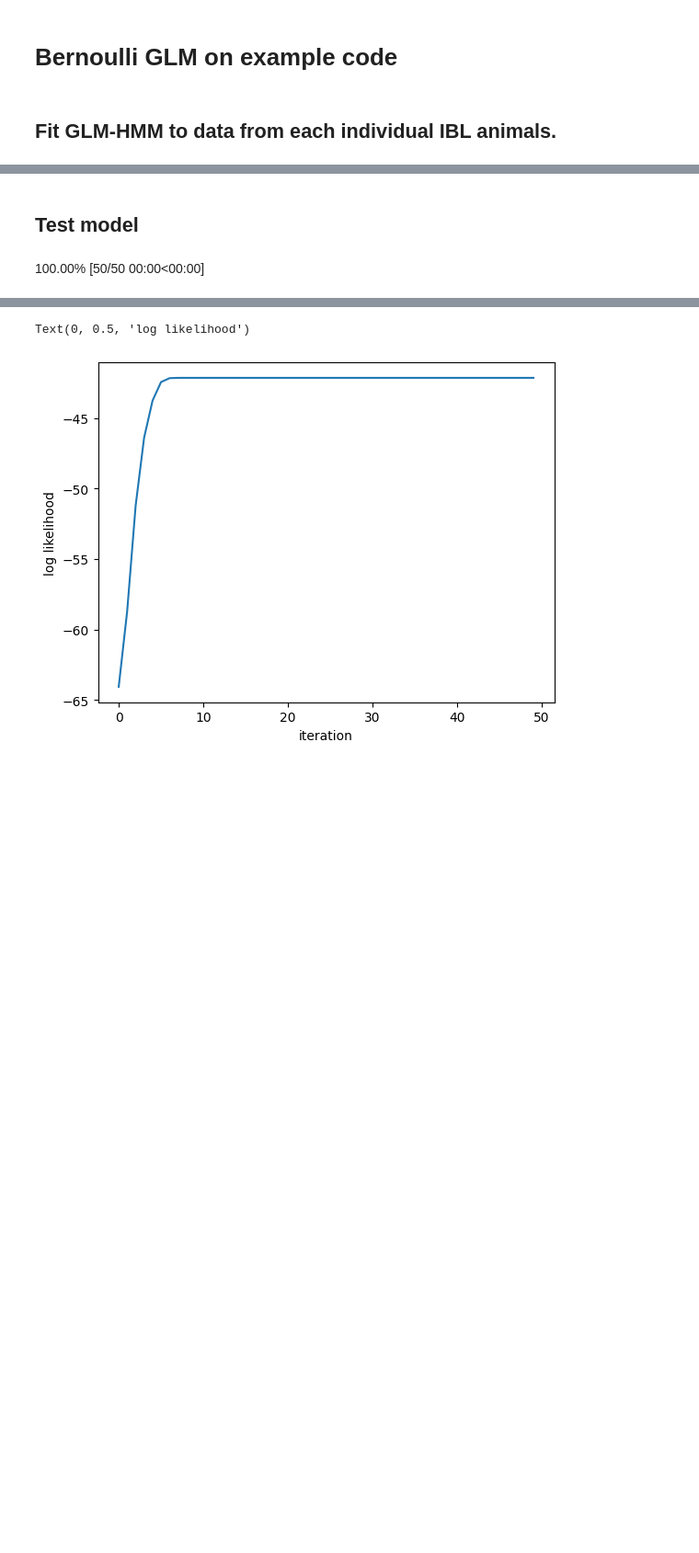
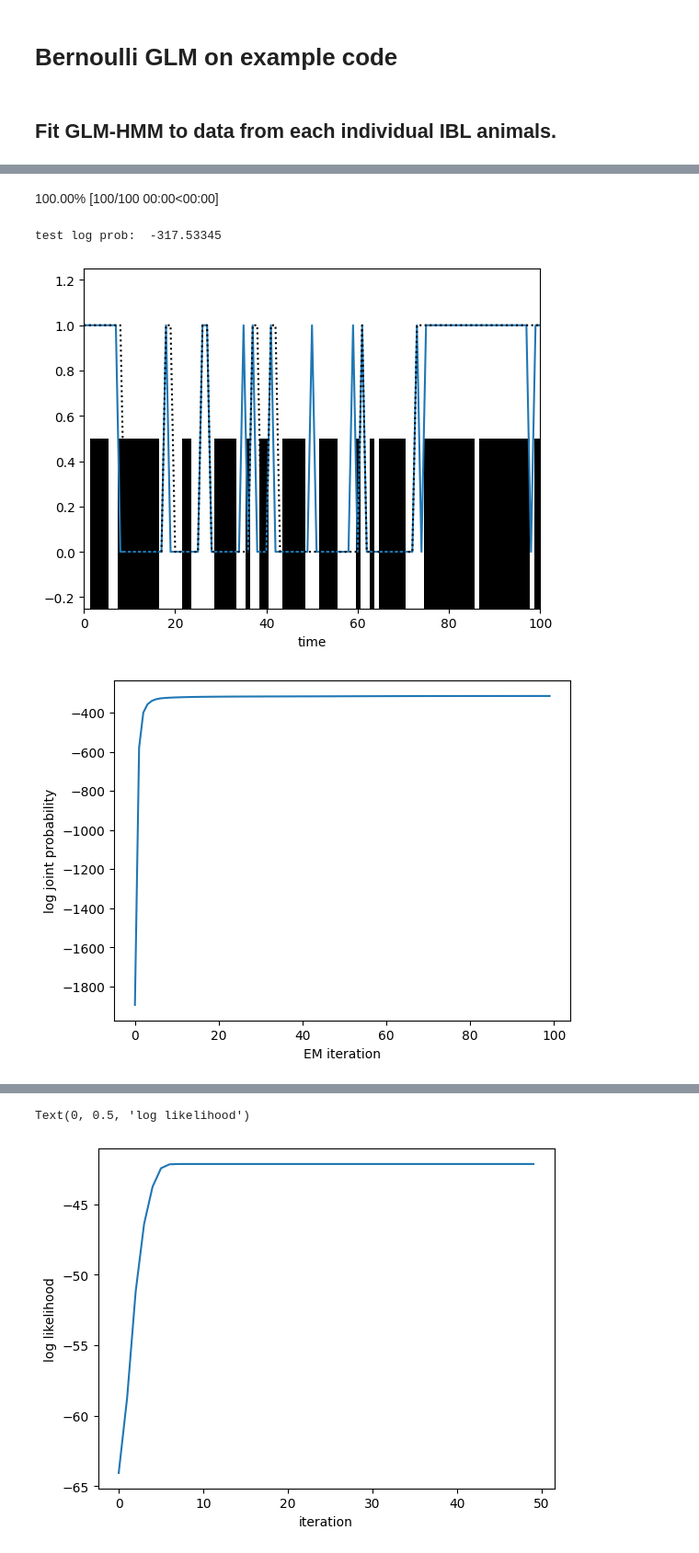
Before and after one commit to ineslaranjeira/representation_learning_variability, a Jupyter notebook: Models/GLMHMM/2_fit_models/fit_individual_glmhmm/test_package.ipynb, the cells around one changed output, grey strips where cells are left out. Shown at 92% size. Saved outputs shown, nothing was run; the diff lists cells and outputs as text; code cells hidden in the pictures; blank space fills up the shorter version.

```diff
--- a/Models/GLMHMM/2_fit_models/fit_individual_glmhmm/test_package.ipynb
+++ b/Models/GLMHMM/2_fit_models/fit_individual_glmhmm/test_package.ipynb
@@ -87,3 +90,11 @@ def plot_posterior_states(Ez, states, perm):
     plt.ylabel("latent state")
     plt.legend(bbox_to_anchor=(1, 1))
     plt.title("Predicted vs. Ground Truth Latent State")
+
+
+def softmax(x, class_num, num_timesteps):
+    # Initialize probabilities for each outcomes (as many as class_num)
+    pi = np.zeros((class_num, num_timesteps))
+    for i in range(class_num):
+        pi[i] = np.exp(x[:, i]) / np.sum(np.exp(x[:, :]), axis=1)
+    return pi
@@ -108,8 +191,62 @@ ParamsBernoulliHMM(initial=ParamsStandardHMMInitialState(probs=Array([0.5, 0.5],
-# %% [markdown]
-## Test model
-# %%
-test_hmm = BernoulliHMM(num_states, emission_dim)
-params, props = test_hmm.initialize(key=jr.PRNGKey(1))
-params, lps = test_hmm.fit_em(params, props, y[0:100])
-# %% [output]
-100.00% [50/50 00:00<00:00]
+# %%
+
+key1, key2, key3, key4 = jr.split(jr.PRNGKey(0), 4)
+
+num_states = 2
+num_classes = 2
+feature_dim = 4
+num_timesteps = 1000
+num_iters = 100
+
+inputs = inpt.copy()[0:num_timesteps]
+emissions = np.reshape(y, (len(y)))[0:num_timesteps]
+
+# Try fitting it!
+test_hmm = CategoricalRegressionHMM(num_states, num_classes, feature_dim, transition_matrix_concentration=10)
+
+params, props = test_hmm.initialize(key=key4)
+params, lps = test_hmm.fit_em(params, props, emissions, inputs=inputs, num_iters=num_iters)
+
+# Plot the data and predictions
+# Compute the most likely states
+most_likely_states = test_hmm.most_likely_states(params, emissions, inputs=inputs)
+
+# Predict the emissions given the true states
+As = params.emissions.weights[most_likely_states]
+bs = params.emissions.biases[most_likely_states]
+
+x_dot_weights = vmap(lambda x, A, b: A @ x + b)(inputs, As, bs)
+y_prob_pred = softmax(x_dot_weights, num_classes, num_timesteps)
+
+predictions = jnp.argmax(y_prob_pred, axis=0)
+
+offsets = 3 * jnp.arange(num_classes)
+#plt.imshow(most_likely_states[None, :],
+#            extent=(0, num_timesteps, -3, 3 * num_classes),
+#            aspect="auto",
+#            cmap="Greys",
+#            alpha=0.5)
+plt.imshow(most_likely_states[None, :],
+            aspect="auto", interpolation='none', cmap="Greys")
+plt.plot(emissions)
+plt.plot(predictions, ':k')
+plt.xlim(0, num_timesteps)
+plt.ylim(-0.25, 1 + 0.25)
+plt.xlabel("time")
+plt.xlim(0, num_iters)
+
+plt.figure()
+plt.plot(lps)
+#plt.axhline(hmm.marginal_log_prob(true_params, emissions, inputs), color='k', ls=':')
+plt.xlabel("EM iteration")
+plt.ylabel("log joint probability")
+
+#print("true log prob: ", hmm.marginal_log_prob(true_params, emissions, inputs=inputs))
+print("test log prob: ", test_hmm.marginal_log_prob(params, emissions, inputs=inputs))
+
+plt.show()
+# %% [output]
+100.00% [100/100 00:00<00:00]
+test log prob:  -317.53345
+[figure, added]
+[figure, added]
```
Also changed, not shown: parts of 30 cells of this notebook, 1 other file.
